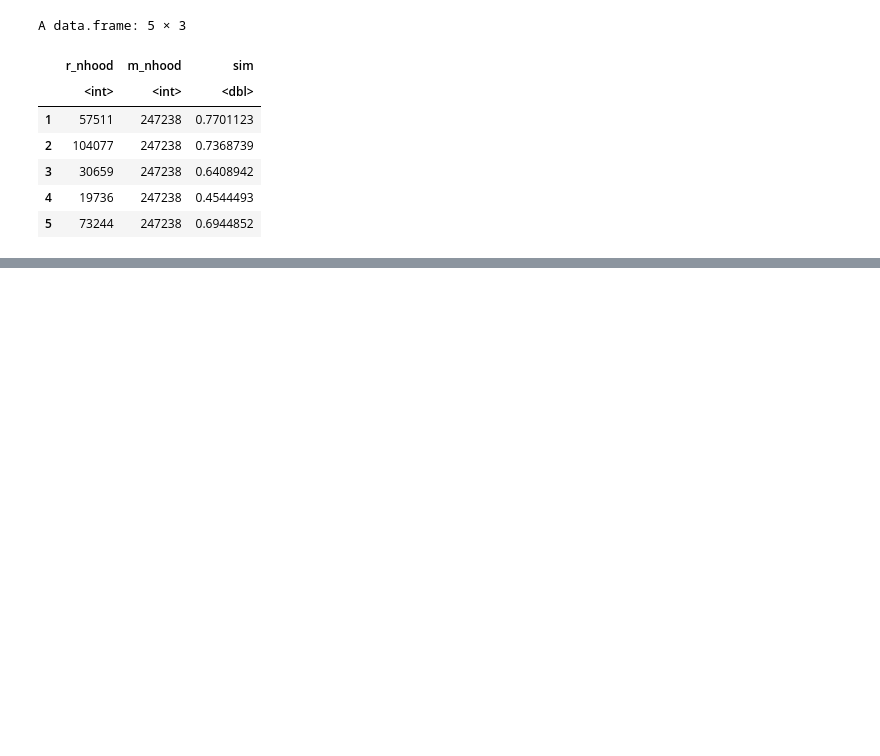
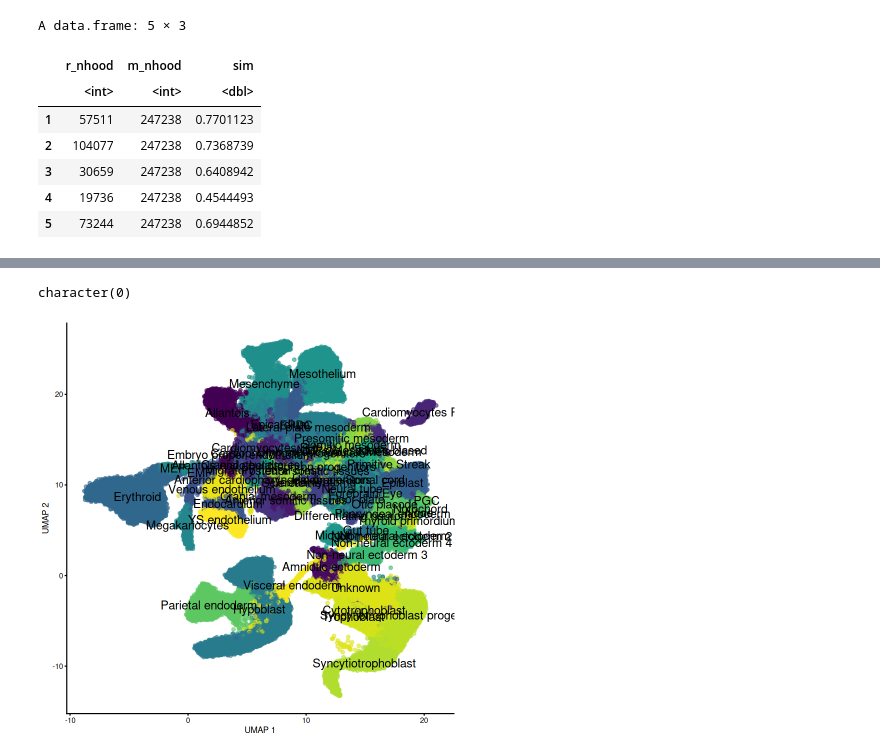
Before and after one commit to MarioniLab/RabbitGastrulation2022, a Jupyter notebook: notebooks/compute_neighbourhoods.ipynb, the cells around one changed output, grey strips where cells are left out. Drawn from its saved outputs; the diff is of its cells as text; code cells hidden in the pictures; blank space fills up the shorter version.

```diff
--- a/notebooks/compute_neighbourhoods.ipynb
+++ b/notebooks/compute_neighbourhoods.ipynb
@@ -322,0 +400,8 @@ plotNhoodSim(r_milo, m_milo, df_simFilt, "celltype", r_graphFilt, m_graphFilt, o
+# %%
+r_milo$celltype[r_milo$celltype == "ExE endoderm"]
+# %% [output]
+character(0)
+# %%
+plotReducedDim(r_data, "UMAP", colour_by="celltype", text_by="celltype") + theme(legend.position="none")
+# %% [output]
+[figure, added]
```
Also changed, not shown: parts of 21 cells of this notebook.
